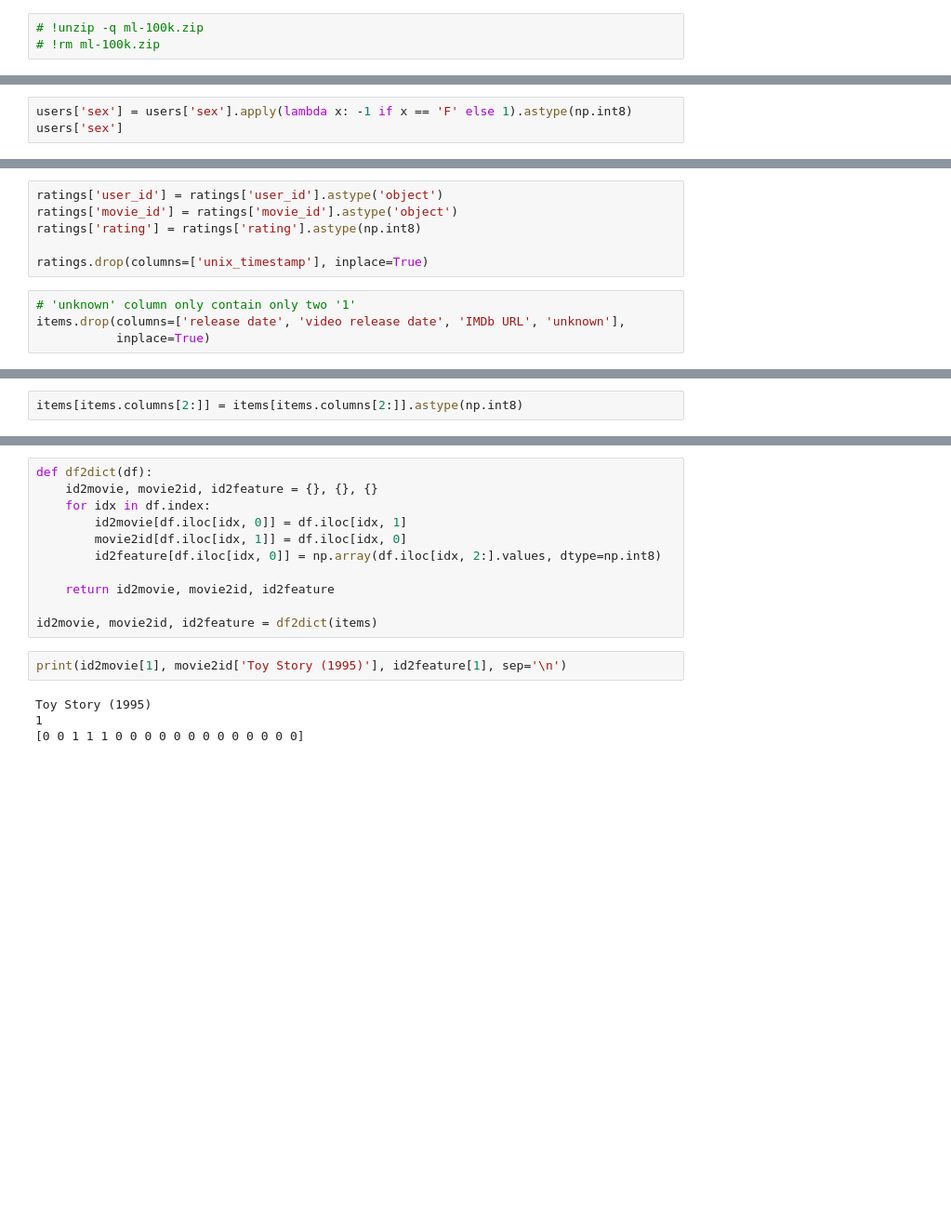
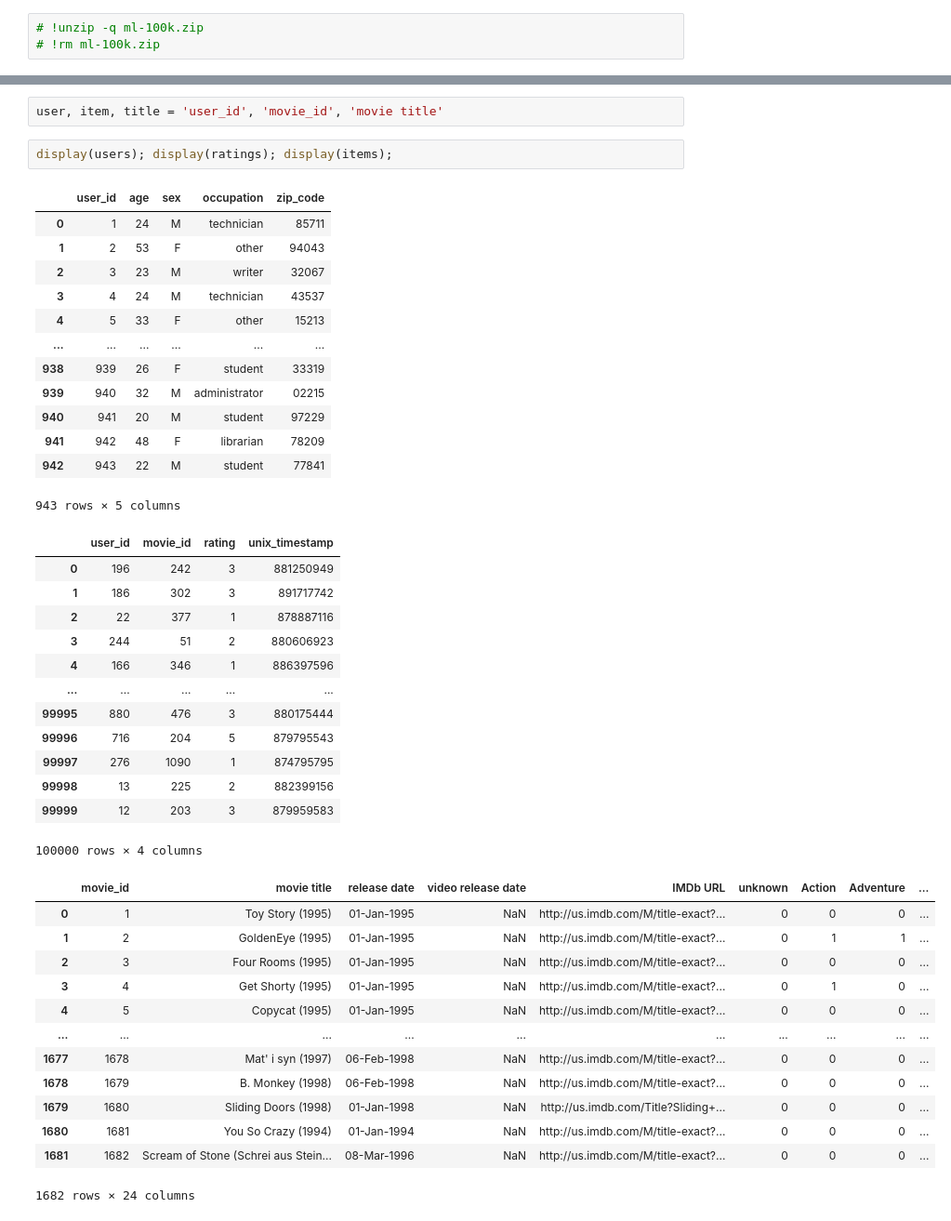
Before and after one commit to abhiWriteCode/Movie-Recommendation-System, a Jupyter notebook: Movie_recommendation_Collaborative_Filtering_TF.ipynb, the cells around one changed output, grey strips where cells are left out. Shown at 93% size. Drawn from its saved outputs; the diff is of its cells as text; blank space fills up the shorter version.

```diff
--- a/Movie_recommendation_Collaborative_Filtering_TF.ipynb
+++ b/Movie_recommendation_Collaborative_Filtering_TF.ipynb
@@ -69,3 +38,0 @@ users['age'].value_counts(sort=False).sort_index().plot(kind='bar', figsize=(14,
-# %%
-users['sex'] = users['sex'].apply(lambda x: -1 if x == 'F' else 1).astype(np.int8)
-users['sex']
@@ -89,10 +38,0 @@ users['occupation'].value_counts().plot(kind='bar', figsize=(14, 6));
-# %%
-ratings['user_id'] = ratings['user_id'].astype('object')
-ratings['movie_id'] = ratings['movie_id'].astype('object')
-ratings['rating'] = ratings['rating'].astype(np.int8)
-
-ratings.drop(columns=['unix_timestamp'], inplace=True)
-# %%
-# 'unknown' column only contain only two '1'
-items.drop(columns=['release date', 'video release date', 'IMDb URL', 'unknown'],
-           inplace=True)
@@ -103,2 +38,0 @@ items.iloc[:, 2:].sum().plot(kind='bar', figsize=(10, 6));
-# %%
-items[items.columns[2:]] = items[items.columns[2:]].astype(np.int8)
@@ -132,17 +39,44 @@ items.head(3)
-# %%
-def df2dict(df):
-    id2movie, movie2id, id2feature = {}, {}, {}
-    for idx in df.index:
-        id2movie[df.iloc[idx, 0]] = df.iloc[idx, 1]
-        movie2id[df.iloc[idx, 1]] = df.iloc[idx, 0]
-        id2feature[df.iloc[idx, 0]] = np.array(df.iloc[idx, 2:].values, dtype=np.int8)
-
-    return id2movie, movie2id, id2feature
-
-id2movie, movie2id, id2feature = df2dict(items)
-# %%
-print(id2movie[1], movie2id['Toy Story (1995)'], id2feature[1], sep='\n')
-# %% [output]
-Toy Story (1995)
-1
-[0 0 1 1 1 0 0 0 0 0 0 0 0 0 0 0 0 0]
+# %%
+user, item, title = 'user_id', 'movie_id', 'movie title'
+# %%
+display(users); display(ratings); display(items);
+# %% [output]
+|  | user_id | age | sex | occupation | zip_code |
+| 0 | 1 | 24 | M | technician | 85711 |
+| 1 | 2 | 53 | F | other | 94043 |
+| 2 | 3 | 23 | M | writer | 32067 |
+| 3 | 4 | 24 | M | technician | 43537 |
+| 4 | 5 | 33 | F | other | 15213 |
+| ... | ... | ... | ... | ... | ... |
+| 938 | 939 | 26 | F | student | 33319 |
+| 939 | 940 | 32 | M | administrator | 02215 |
+| 940 | 941 | 20 | M | student | 97229 |
+| 941 | 942 | 48 | F | librarian | 78209 |
+| 942 | 943 | 22 | M | student | 77841 |
+943 rows × 5 columns
+|  | user_id | movie_id | rating | unix_timestamp |
+| 0 | 196 | 242 | 3 | 881250949 |
+| 1 | 186 | 302 | 3 | 891717742 |
+| 2 | 22 | 377 | 1 | 878887116 |
+| 3 | 244 | 51 | 2 | 880606923 |
+| 4 | 166 | 346 | 1 | 886397596 |
+| ... | ... | ... | ... | ... |
+| 99995 | 880 | 476 | 3 | 880175444 |
+| 99996 | 716 | 204 | 5 | 879795543 |
+| 99997 | 276 | 1090 | 1 | 874795795 |
+| 99998 | 13 | 225 | 2 | 882399156 |
+| 99999 | 12 | 203 | 3 | 879959583 |
+100000 rows × 4 columns
+|  | movie_id | movie title | release date | video release date | IMDb URL | unknown | Action | Adventure | ... |
+| 0 | 1 | Toy Story (1995) | 01-Jan-1995 | NaN | http://us.imdb.com/M/title-exact?... | 0 | 0 | 0 | ... |
+| 1 | 2 | GoldenEye (1995) | 01-Jan-1995 | NaN | http://us.imdb.com/M/title-exact?... | 0 | 1 | 1 | ... |
+| 2 | 3 | Four Rooms (1995) | 01-Jan-1995 | NaN | http://us.imdb.com/M/title-exact?... | 0 | 0 | 0 | ... |
+| 3 | 4 | Get Shorty (1995) | 01-Jan-1995 | NaN | http://us.imdb.com/M/title-exact?... | 0 | 1 | 0 | ... |
+| 4 | 5 | Copycat (1995) | 01-Jan-1995 | NaN | http://us.imdb.com/M/title-exact?... | 0 | 0 | 0 | ... |
+| ... | ... | ... | ... | ... | ... | ... | ... | ... | ... |
+| 1677 | 1678 | Mat' i syn (1997) | 06-Feb-1998 | NaN | http://us.imdb.com/M/title-exact?... | 0 | 0 | 0 | ... |
+| 1678 | 1679 | B. Monkey (1998) | 06-Feb-1998 | NaN | http://us.imdb.com/M/title-exact?... | 0 | 0 | 0 | ... |
+| 1679 | 1680 | Sliding Doors (1998) | 01-Jan-1998 | NaN | http://us.imdb.com/Title?Sliding+... | 0 | 0 | 0 | ... |
+| 1680 | 1681 | You So Crazy (1994) | 01-Jan-1994 | NaN | http://us.imdb.com/M/title-exact?... | 0 | 0 | 0 | ... |
+| 1681 | 1682 | Scream of Stone (Schrei aus Stein... | 08-Mar-1996 | NaN | http://us.imdb.com/M/title-exact?... | 0 | 0 | 0 | ... |
+1682 rows × 24 columns
```
Also changed, not shown: parts of 27 cells of this notebook, 2 other files.
